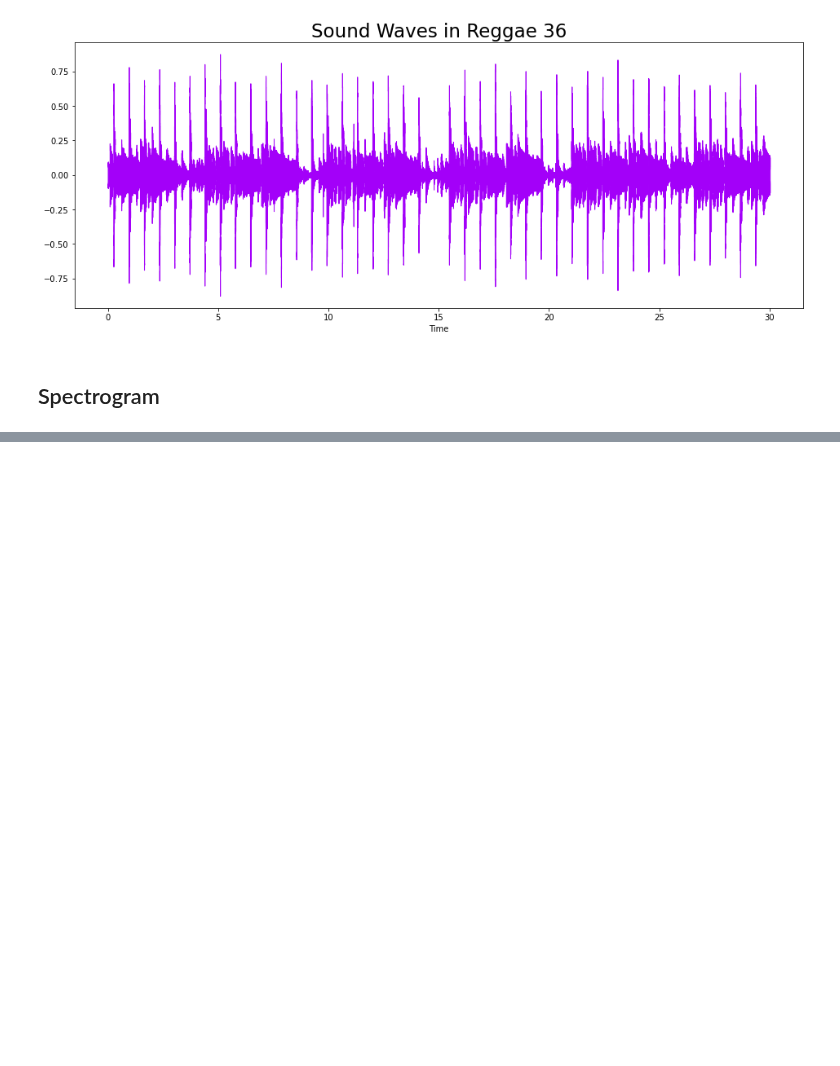
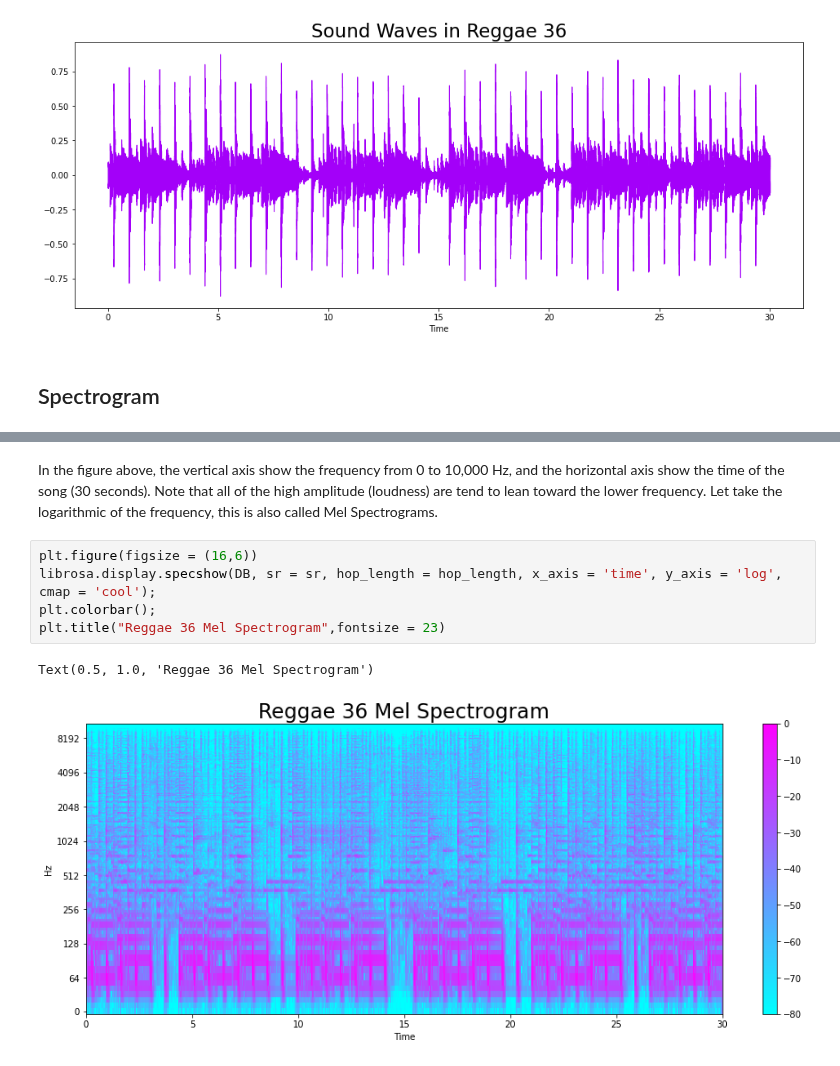
Before and after one commit to TaiNg365/Song_Classification_Recommender_System, a Jupyter notebook: Exploratory Song Features.ipynb, the cells around one changed output, grey strips where cells are left out. Saved outputs shown, nothing was run; the diff lists cells and outputs as text; blank space fills up the shorter version.

```diff
--- a/Exploratory Song Features.ipynb
+++ b/Exploratory Song Features.ipynb
@@ -86,0 +87,10 @@ Generally, spectrogram have two-dimensions. Time runs from oldest to youngest al
+# %% [markdown]
+In the figure above, the vertical axis show the frequency from 0 to 10,000 Hz, and the horizontal axis show the time of the song (30 seconds). Note that all of the high amplitude (loudness) are tend to lean toward the lower frequency. Let take the logarithmic of the frequency, this is also called Mel Spectrograms.
+# %%
+plt.figure(figsize = (16,6))
+librosa.display.specshow(DB, sr = sr, hop_length = hop_length, x_axis = 'time', y_axis = 'log', cmap = 'cool');
+plt.colorbar();
+plt.title("Reggae 36 Mel Spectrogram",fontsize = 23)
+# %% [output]
+Text(0.5, 1.0, 'Reggae 36 Mel Spectrogram')
+[figure, added]
```
Also changed, not shown: parts of 15 cells of this notebook, 1 other file.
